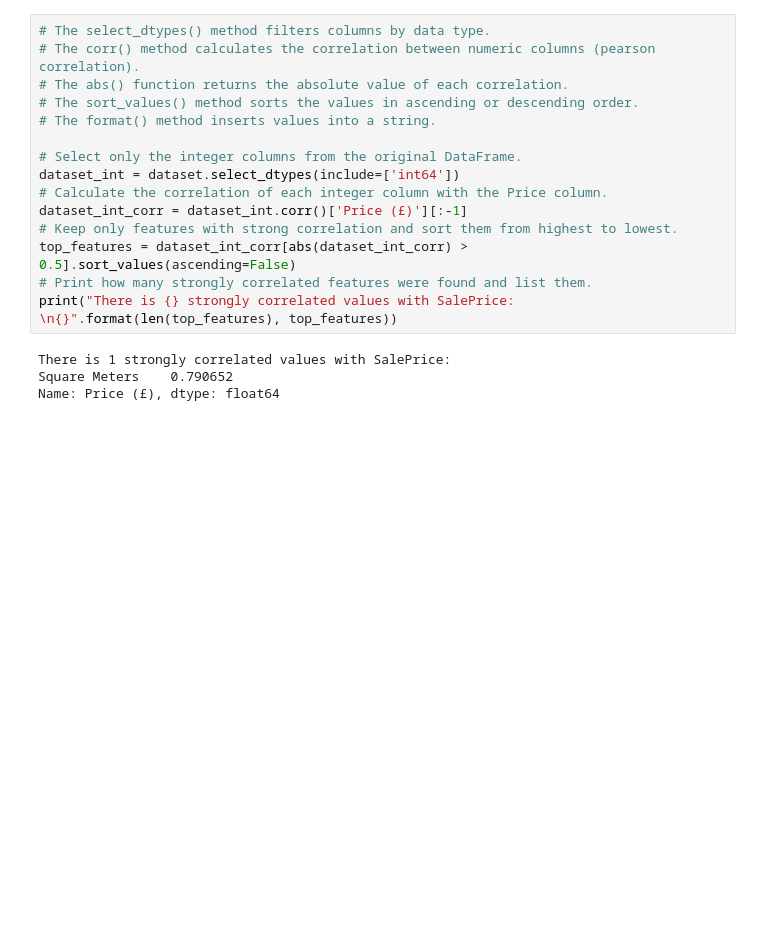
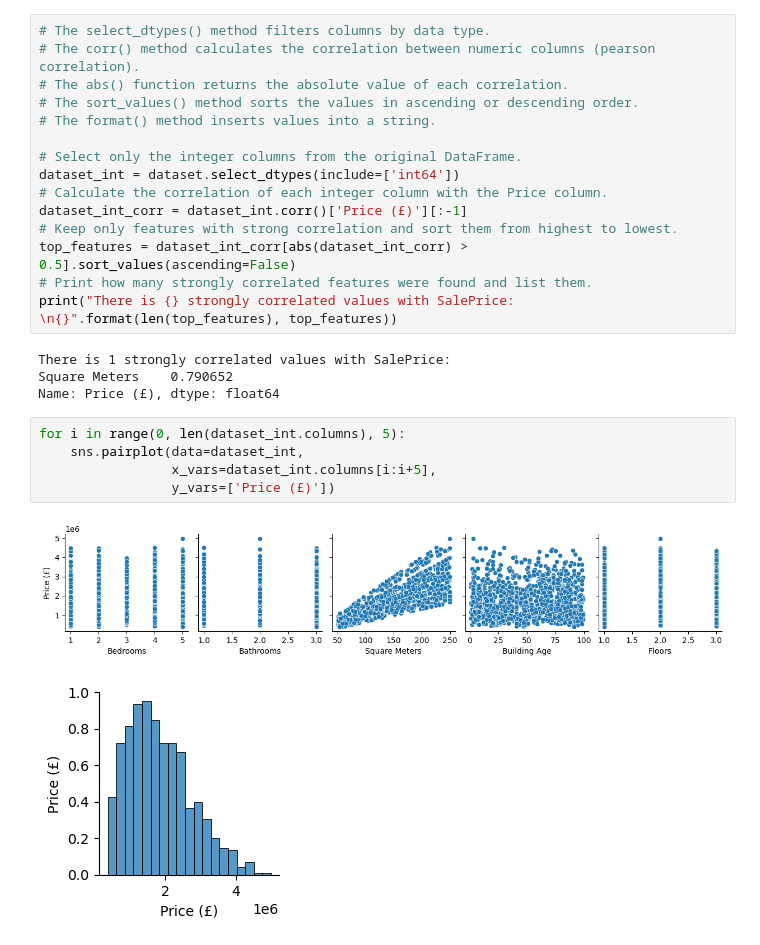
Before and after one commit to RenanAlves13/Estudos-Machine-Learning, a Jupyter notebook: análise exploratória de dados/modulo 1/exercise.ipynb, the cells around one changed output. Saved outputs shown, nothing was run; the diff lists cells and outputs as text; blank space fills up the shorter version.

```diff
--- a/análise exploratória de dados/modulo 1/exercise.ipynb
+++ b/análise exploratória de dados/modulo 1/exercise.ipynb
@@ -96,3 +110,11 @@ print("There is {} strongly correlated values with SalePrice: \n{}".format(len(t
 There is 1 strongly correlated values with SalePrice:
 Square Meters    0.790652
 Name: Price (£), dtype: float64
+# %%
+for i in range(0, len(dataset_int.columns), 5):
+    sns.pairplot(data=dataset_int,
+                 x_vars=dataset_int.columns[i:i+5],
+                 y_vars=['Price (£)'])
+# %% [output]
+[figure, added]
+[figure, added]
```
Also changed, not shown: parts of 9 cells of this notebook, 1 other file.
